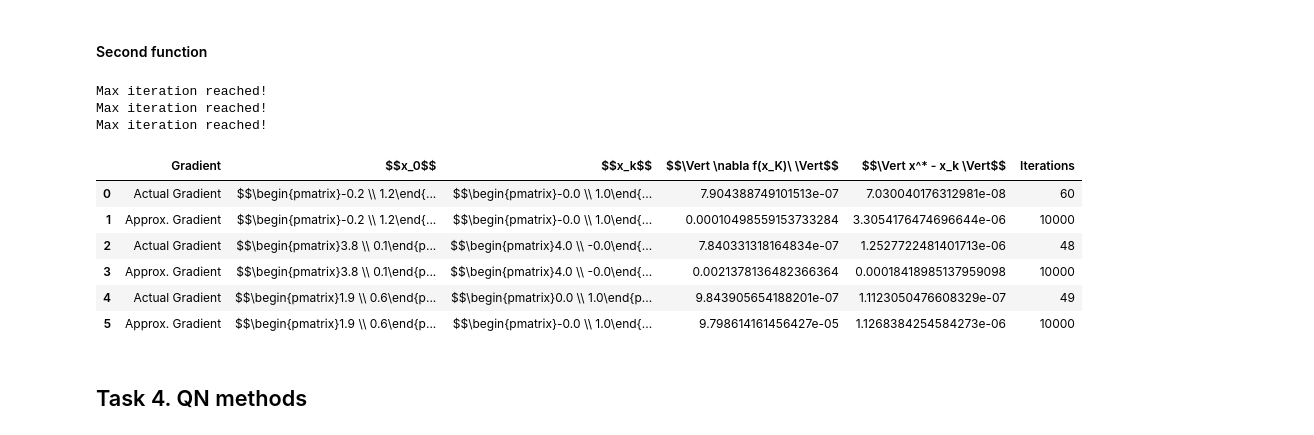
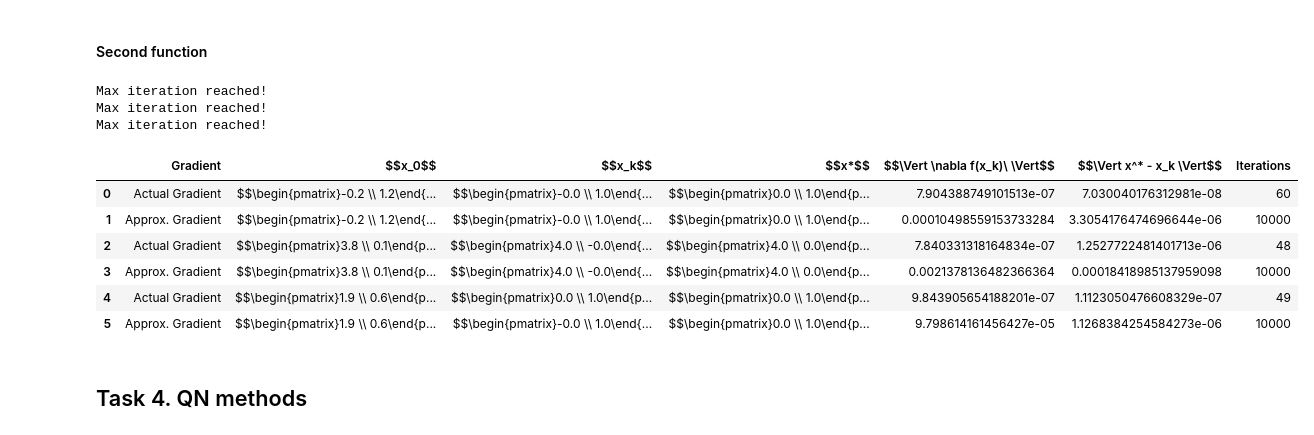
Before and after one commit to pilzpascal/ss23_Numerical_Optimisation, a Jupyter notebook: 1/Phase 2/phase2.ipynb, the cells around one changed output. Drawn from its saved outputs; the diff is of its cells as text; code cells hidden in the pictures.

```diff
--- a/1/Phase 2/phase2.ipynb
+++ b/1/Phase 2/phase2.ipynb
@@ -218,7 +237,8 @@ for grad_fn, sol in inputs:
     )
 
     df_dict = {
-        '$$x_k$$': r'$$\begin{pmatrix}' + r' \\ '.join([str(round(d, 2)) for d in x_k]) + r'\end{pmatrix}$$',
+        '$$x_k$$': r'$$\begin{pmatrix}' + r' \\ '.join([str(round(d, 3)) for d in x_k]) + r'\end{pmatrix}$$',
+        '$$x*$$': r'$$\begin{pmatrix}' + r' \\ '.join([str(round(d, 3)) for d in sol]) + r'\end{pmatrix}$$',
         '$$\Vert \nabla f(x_k)\ \Vert$$': r_k_norm,
         '$$\Vert x^* - x_k \Vert$$': sol_diff_norm,
         'Iterations': iteration
@@ -268,8 +288,9 @@ for fn, fn_grad_orig, x_0, x_star in inputs_rosenbrock:
         x_k, r_k_norm, sol_diff_norm, iteration = fr_cg(fn, fn_grad, x_0, x_star)
         rosenbrock_dicts.append({
             'Gradient': 'Actual Gradient' if not is_approx else 'Approx. Gradient',
-            '$$x_0$$': r'$$\begin{pmatrix}' + r' \\ '.join([str(round(d, 2)) for d in x_0]) + r'\end{pmatrix}$$',
-            '$$x_k$$': r'$$\begin{pmatrix}' + r' \\ '.join([str(round(d, 2)) for d in x_k]) + r'\end{pmatrix}$$',
+            '$$x_0$$': r'$$\begin{pmatrix}' + r' \\ '.join([str(round(d, 3)) for d in x_0]) + r'\end{pmatrix}$$',
+            '$$x_k$$': r'$$\begin{pmatrix}' + r' \\ '.join([str(round(d, 3)) for d in x_k]) + r'\end{pmatrix}$$',
+            '$$x*$$': r'$$\begin{pmatrix}' + r' \\ '.join([str(round(d, 3)) for d in x_star]) + r'\end{pmatrix}$$',
             '$$\Vert \nabla f(x_k)\ \Vert$$': r_k_norm,
             '$$\Vert x^* - x_k \Vert$$': sol_diff_norm,
             'Iterations': iteration
@@ -308,8 +329,9 @@ for fn, fn_grad_orig, x_0, x_star in inputs_nl_f:
         x_k, r_k_norm, sol_diff_norm, iteration = fr_cg(fn, fn_grad, x_0, x_star)
         nl_f_dicts.append({
             'Gradient': 'Actual Gradient' if not is_approx else 'Approx. Gradient',
-            '$$x_0$$': r'$$\begin{pmatrix}' + r' \\ '.join([str(round(d, 2)) for d in x_0]) + r'\end{pmatrix}$$',
-            '$$x_k$$': r'$$\begin{pmatrix}' + r' \\ '.join([str(round(d, 2)) for d in x_k]) + r'\end{pmatrix}$$',
+            '$$x_0$$': r'$$\begin{pmatrix}' + r' \\ '.join([str(round(d, 3)) for d in x_0]) + r'\end{pmatrix}$$',
+            '$$x_k$$': r'$$\begin{pmatrix}' + r' \\ '.join([str(round(d, 3)) for d in x_k]) + r'\end{pmatrix}$$',
+            '$$x*$$': r'$$\begin{pmatrix}' + r' \\ '.join([str(round(d, 3)) for d in x_star]) + r'\end{pmatrix}$$',
             '$$\Vert\nabla f(x_k)\ \Vert$$': r_k_norm,
             '$$\Vert x^* - x_k \Vert$$': sol_diff_norm,
             'Iterations': iteration
@@ -350,8 +372,9 @@ for fn, fn_grad_orig, x_0, x_star in inputs_rosenbrock:
         x_k, r_k_norm, sol_diff_norm, iteration = pr_cg(fn, fn_grad, x_0, x_star)
         rosenbrock_dicts.append({
             'Gradient': 'Actual Gradient' if not is_approx else 'Approx. Gradient',
-            '$$x_0$$': r'$$\begin{pmatrix}' + r' \\ '.join([str(round(d, 2)) for d in x_0]) + r'\end{pmatrix}$$',
-            '$$x_k$$': r'$$\begin{pmatrix}' + r' \\ '.join([str(round(d, 2)) for d in x_k]) + r'\end{pmatrix}$$',
+            '$$x_0$$': r'$$\begin{pmatrix}' + r' \\ '.join([str(round(d, 3)) for d in x_0]) + r'\end{pmatrix}$$',
+            '$$x_k$$': r'$$\begin{pmatrix}' + r' \\ '.join([str(round(d, 3)) for d in x_k]) + r'\end{pmatrix}$$',
+            '$$x*$$': r'$$\begin{pmatrix}' + r' \\ '.join([str(round(d, 3)) for d in x_star]) + r'\end{pmatrix}$$',
             '$$\Vert \nabla f(x_k)\ \Vert$$': r_k_norm,
             '$$\Vert x^* - x_k \Vert$$': sol_diff_norm,
             'Iterations': iteration
@@ -374,41 +397,42 @@ Max iteration reached!
 # %%
 from pr_cg import pr_cg
 import funcs as fc
 
 inputs_nl_f = [
     (fc.nl_f, fc.nl_f_grad, np.array([-0.2, 1.2]), np.array([0., 1.])),
     (fc.nl_f, fc.nl_f_grad, np.array([3.8, 0.1]), np.array([4., 0.])),
     (fc.nl_f, fc.nl_f_grad, np.array([1.9, 0.6]), np.array([0., 1.])),
 ]
 nl_f_dicts = []
 
 for fn, fn_grad_orig, x_0, x_star in inputs_nl_f:
 
     fn_grad_approx = lambda x: approximate_gradient(fn, x)
 
     for fn_grad, is_approx in [(fn_grad_orig, False), (fn_grad_approx, True)]:
         x_k, r_k_norm, sol_diff_norm, iteration = pr_cg(fn, fn_grad, x_0, x_star)
         nl_f_dicts.append({
             'Gradient': 'Actual Gradient' if not is_approx else 'Approx. Gradient',
-            '$$x_0$$': r'$$\begin{pmatrix}' + r' \\ '.join([str(round(d, 2)) for d in x_0]) + r'\end{pmatrix}$$',
-            '$$x_k$$': r'$$\begin{pmatrix}' + r' \\ '.join([str(round(d, 2)) for d in x_k]) + r'\end{pmatrix}$$',
+            '$$x_0$$': r'$$\begin{pmatrix}' + r' \\ '.join([str(round(d, 3)) for d in x_0]) + r'\end{pmatrix}$$',
+            '$$x_k$$': r'$$\begin{pmatrix}' + r' \\ '.join([str(round(d, 3)) for d in x_k]) + r'\end{pmatrix}$$',
+            '$$x*$$': r'$$\begin{pmatrix}' + r' \\ '.join([str(round(d, 3)) for d in x_star]) + r'\end{pmatrix}$$',
             '$$\Vert \nabla f(x_k)\ \Vert$$': r_k_norm,
             '$$\Vert x^* - x_k \Vert$$': sol_diff_norm,
             'Iterations': iteration
         })
 
 display(pd.DataFrame(nl_f_dicts))
 # %% [output]
 Max iteration reached!
 Max iteration reached!
 Max iteration reached!
-|  | Gradient | $$x_0$$ | $$x_k$$ | $$\Vert \nabla f(x_K)\ \Vert$$ | $$\Vert x^* - x_k \Vert$$ | Iterations |
-| 0 | Actual Gradient | $$\begin{pmatrix}-0.2 \\ 1.2\end{... | $$\begin{pmatrix}-0.0 \\ 1.0\end{... | 7.904388749101513e-07 | 7.030040176312981e-08 | 60 |
-| 1 | Approx. Gradient | $$\begin{pmatrix}-0.2 \\ 1.2\end{... | $$\begin{pmatrix}-0.0 \\ 1.0\end{... | 0.00010498559153733284 | 3.3054176474696644e-06 | 10000 |
-| 2 | Actual Gradient | $$\begin{pmatrix}3.8 \\ 0.1\end{p... | $$\begin{pmatrix}4.0 \\ -0.0\end{... | 7.840331318164834e-07 | 1.2527722481401713e-06 | 48 |
-| 3 | Approx. Gradient | $$\begin{pmatrix}3.8 \\ 0.1\end{p... | $$\begin{pmatrix}4.0 \\ -0.0\end{... | 0.0021378136482366364 | 0.00018418985137959098 | 10000 |
-| 4 | Actual Gradient | $$\begin{pmatrix}1.9 \\ 0.6\end{p... | $$\begin{pmatrix}0.0 \\ 1.0\end{p... | 9.843905654188201e-07 | 1.1123050476608329e-07 | 49 |
-| 5 | Approx. Gradient | $$\begin{pmatrix}1.9 \\ 0.6\end{p... | $$\begin{pmatrix}-0.0 \\ 1.0\end{... | 9.798614161456427e-05 | 1.1268384254584273e-06 | 10000 |
+|  | Gradient | $$x_0$$ | $$x_k$$ | $$x*$$ | $$\Vert \nabla f(x_k)\ \Vert$$ | $$\Vert x^* - x_k \Vert$$ | Iterations |
+| 0 | Actual Gradient | $$\begin{pmatrix}-0.2 \\ 1.2\end{... | $$\begin{pmatrix}-0.0 \\ 1.0\end{... | $$\begin{pmatrix}0.0 \\ 1.0\end{p... | 7.904388749101513e-07 | 7.030040176312981e-08 | 60 |
+| 1 | Approx. Gradient | $$\begin{pmatrix}-0.2 \\ 1.2\end{... | $$\begin{pmatrix}-0.0 \\ 1.0\end{... | $$\begin{pmatrix}0.0 \\ 1.0\end{p... | 0.00010498559153733284 | 3.3054176474696644e-06 | 10000 |
+| 2 | Actual Gradient | $$\begin{pmatrix}3.8 \\ 0.1\end{p... | $$\begin{pmatrix}4.0 \\ -0.0\end{... | $$\begin{pmatrix}4.0 \\ 0.0\end{p... | 7.840331318164834e-07 | 1.2527722481401713e-06 | 48 |
+| 3 | Approx. Gradient | $$\begin{pmatrix}3.8 \\ 0.1\end{p... | $$\begin{pmatrix}4.0 \\ -0.0\end{... | $$\begin{pmatrix}4.0 \\ 0.0\end{p... | 0.0021378136482366364 | 0.00018418985137959098 | 10000 |
+| 4 | Actual Gradient | $$\begin{pmatrix}1.9 \\ 0.6\end{p... | $$\begin{pmatrix}0.0 \\ 1.0\end{p... | $$\begin{pmatrix}0.0 \\ 1.0\end{p... | 9.843905654188201e-07 | 1.1123050476608329e-07 | 49 |
+| 5 | Approx. Gradient | $$\begin{pmatrix}1.9 \\ 0.6\end{p... | $$\begin{pmatrix}-0.0 \\ 1.0\end{... | $$\begin{pmatrix}0.0 \\ 1.0\end{p... | 9.798614161456427e-05 | 1.1268384254584273e-06 | 10000 |
 # %% [markdown]
 ## Task 4. QN methods
 # %%
```
Also changed, not shown: parts of 25 cells of this notebook.
